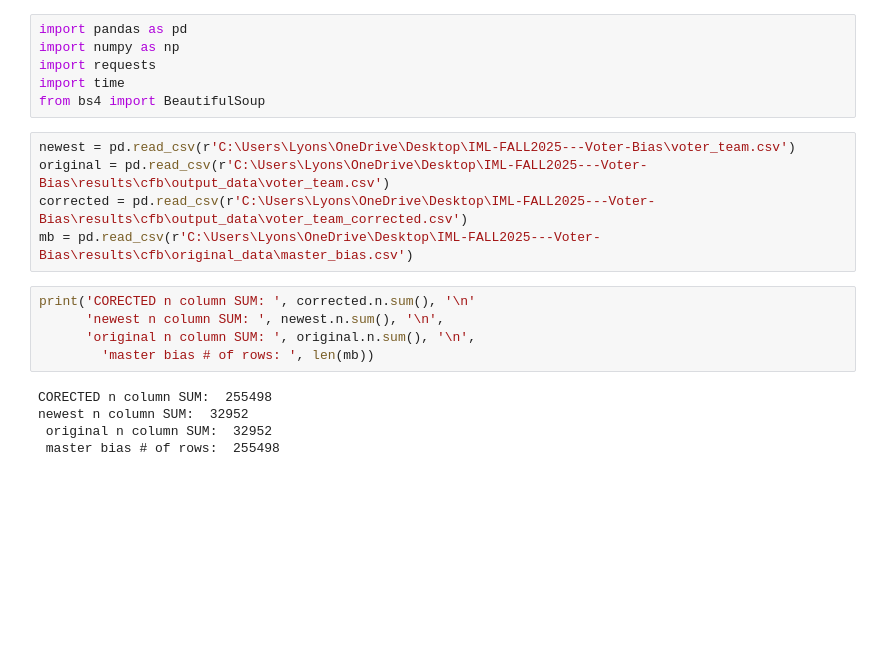
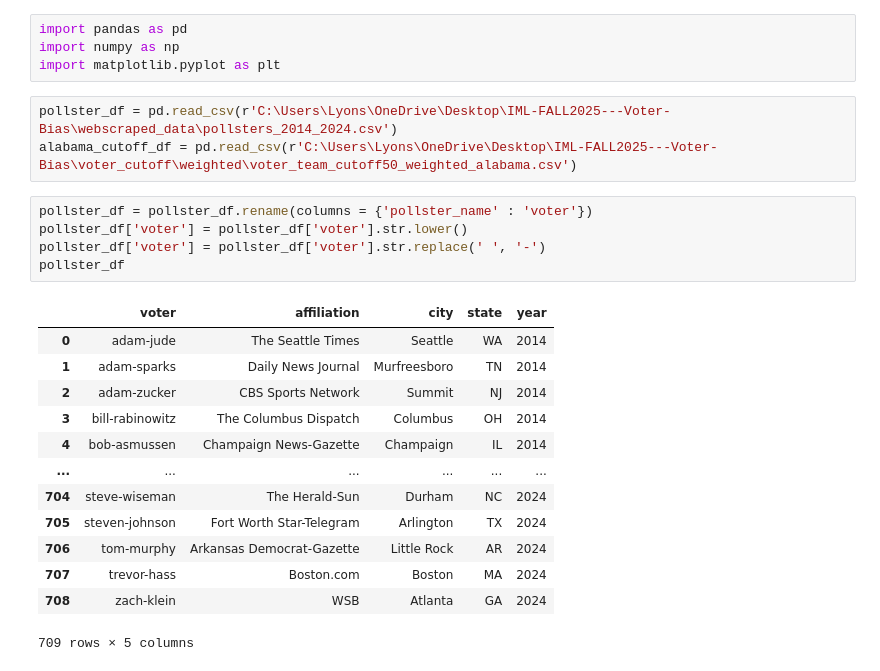
Before and after one commit to lyonstran/IML-FALL2025---Voter-Bias, a Jupyter notebook: scripts/workspace.ipynb, the cells around one changed output. Saved outputs shown, nothing was run; the diff lists cells and outputs as text; blank space fills up the shorter version.

```diff
--- a/scripts/workspace.ipynb
+++ b/scripts/workspace.ipynb
@@ -1,21 +1,26 @@
 # %%
 import pandas as pd
 import numpy as np
-import requests
-import time
-from bs4 import BeautifulSoup
+import matplotlib.pyplot as plt
 # %%
-newest = pd.read_csv(r'C:\Users\Lyons\OneDrive\Desktop\IML-FALL2025---Voter-Bias\voter_team.csv')
-original = pd.read_csv(r'C:\Users\Lyons\OneDrive\Desktop\IML-FALL2025---Voter-Bias\results\cfb\output_data\voter_team.csv')
-corrected = pd.read_csv(r'C:\Users\Lyons\OneDrive\Desktop\IML-FALL2025---Voter-Bias\results\cfb\output_data\voter_team_corrected.csv')
-mb = pd.read_csv(r'C:\Users\Lyons\OneDrive\Desktop\IML-FALL2025---Voter-Bias\results\cfb\original_data\master_bias.csv')
+pollster_df = pd.read_csv(r'C:\Users\Lyons\OneDrive\Desktop\IML-FALL2025---Voter-Bias\webscraped_data\pollsters_2014_2024.csv')
+alabama_cutoff_df = pd.read_csv(r'C:\Users\Lyons\OneDrive\Desktop\IML-FALL2025---Voter-Bias\voter_cutoff\weighted\voter_team_cutoff50_weighted_alabama.csv')
-# %%
-print('CORECTED n column SUM: ', corrected.n.sum(), '\n'
-      'newest n column SUM: ', newest.n.sum(), '\n',
-      'original n column SUM: ', original.n.sum(), '\n',
-        'master bias # of rows: ', len(mb))
-# %% [output]
-CORECTED n column SUM:  255498
-newest n column SUM:  32952
- original n column SUM:  32952
- master bias # of rows:  255498
+# %%
+pollster_df = pollster_df.rename(columns = {'pollster_name' : 'voter'})
+pollster_df['voter'] = pollster_df['voter'].str.lower()
+pollster_df['voter'] = pollster_df['voter'].str.replace(' ', '-')
+pollster_df
+# %% [output]
+|  | voter | affiliation | city | state | year |
+| 0 | adam-jude | The Seattle Times | Seattle | WA | 2014 |
+| 1 | adam-sparks | Daily News Journal | Murfreesboro | TN | 2014 |
+| 2 | adam-zucker | CBS Sports Network | Summit | NJ | 2014 |
+| 3 | bill-rabinowitz | The Columbus Dispatch | Columbus | OH | 2014 |
+| 4 | bob-asmussen | Champaign News-Gazette | Champaign | IL | 2014 |
+| ... | ... | ... | ... | ... | ... |
+| 704 | steve-wiseman | The Herald-Sun | Durham | NC | 2024 |
+| 705 | steven-johnson | Fort Worth Star-Telegram | Arlington | TX | 2024 |
+| 706 | tom-murphy | Arkansas Democrat-Gazette | Little Rock | AR | 2024 |
+| 707 | trevor-hass | Boston.com | Boston | MA | 2024 |
+| 708 | zach-klein | WSB | Atlanta | GA | 2024 |
+709 rows × 5 columns
```
Also changed, not shown: parts of 2 cells of this notebook.
